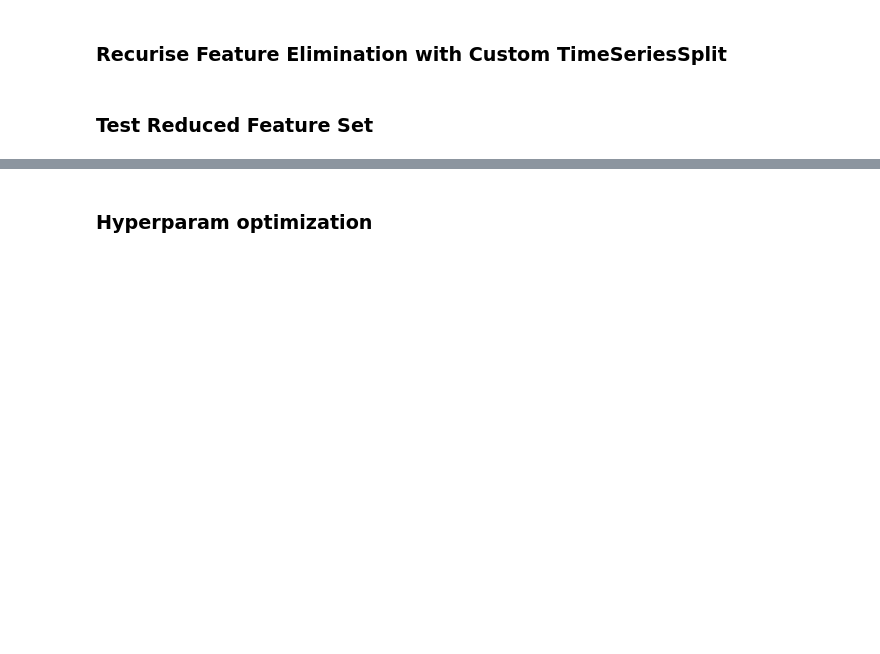
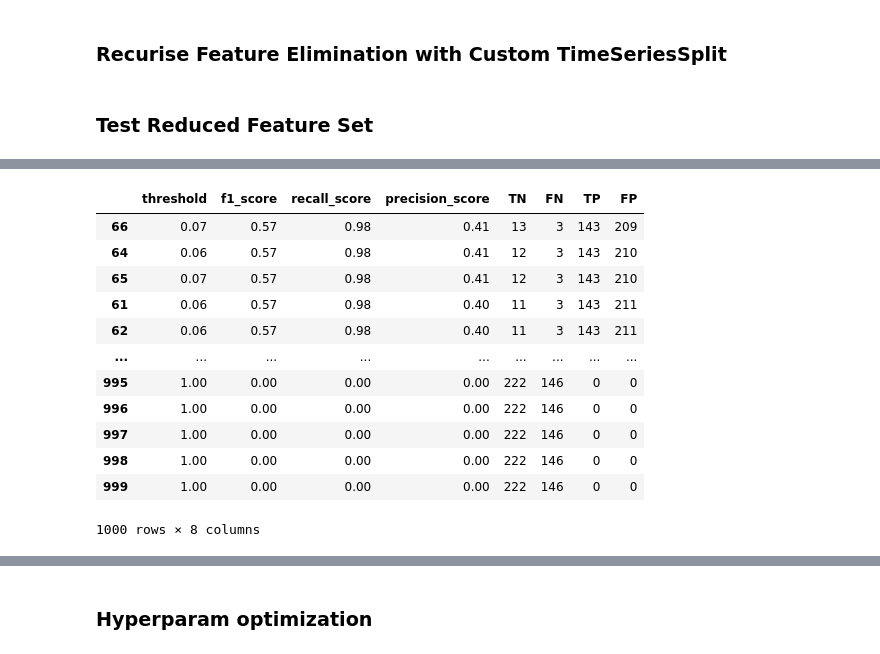
Before and after one commit to RobUngvari/dax-24-strat, a Jupyter notebook: proof_of_concept/[02] Feature Selection, Modeling, Hyperparameter tuning.ipynb, the cells around one changed output, grey strips where cells are left out. Drawn from its saved outputs; the diff is of its cells as text; code cells hidden in the pictures; blank space fills up the shorter version.

```diff
--- a/proof_of_concept/[02] Feature Selection, Modeling, Hyperparameter tuning.ipynb
+++ b/proof_of_concept/[02] Feature Selection, Modeling, Hyperparameter tuning.ipynb
@@ -452,0 +415,16 @@ optimal_threshold = utils.Tools.find_optimal_threshold((y_test == 1).astype(int)
+# %%
+thresholds.sort_values(['f1_score', 'precision_score'], ascending=False) #loc[thresholds.precision_score > 0.7].sort_values('recall_score', ascending=False).head(1)
+# %% [output]
+|  | threshold | f1_score | recall_score | precision_score | TN | FN | TP | FP |
+| 66 | 0.07 | 0.57 | 0.98 | 0.41 | 13 | 3 | 143 | 209 |
+| 64 | 0.06 | 0.57 | 0.98 | 0.41 | 12 | 3 | 143 | 210 |
+| 65 | 0.07 | 0.57 | 0.98 | 0.41 | 12 | 3 | 143 | 210 |
+| 61 | 0.06 | 0.57 | 0.98 | 0.40 | 11 | 3 | 143 | 211 |
+| 62 | 0.06 | 0.57 | 0.98 | 0.40 | 11 | 3 | 143 | 211 |
+| ... | ... | ... | ... | ... | ... | ... | ... | ... |
+| 995 | 1.00 | 0.00 | 0.00 | 0.00 | 222 | 146 | 0 | 0 |
+| 996 | 1.00 | 0.00 | 0.00 | 0.00 | 222 | 146 | 0 | 0 |
+| 997 | 1.00 | 0.00 | 0.00 | 0.00 | 222 | 146 | 0 | 0 |
+| 998 | 1.00 | 0.00 | 0.00 | 0.00 | 222 | 146 | 0 | 0 |
+| 999 | 1.00 | 0.00 | 0.00 | 0.00 | 222 | 146 | 0 | 0 |
+1000 rows × 8 columns
```
Also changed, not shown: parts of 56 cells of this notebook, 2 other files.
